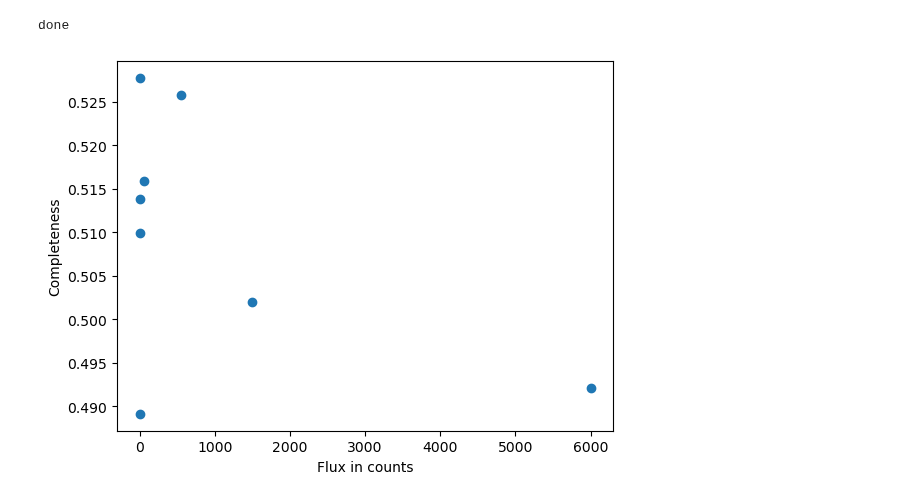
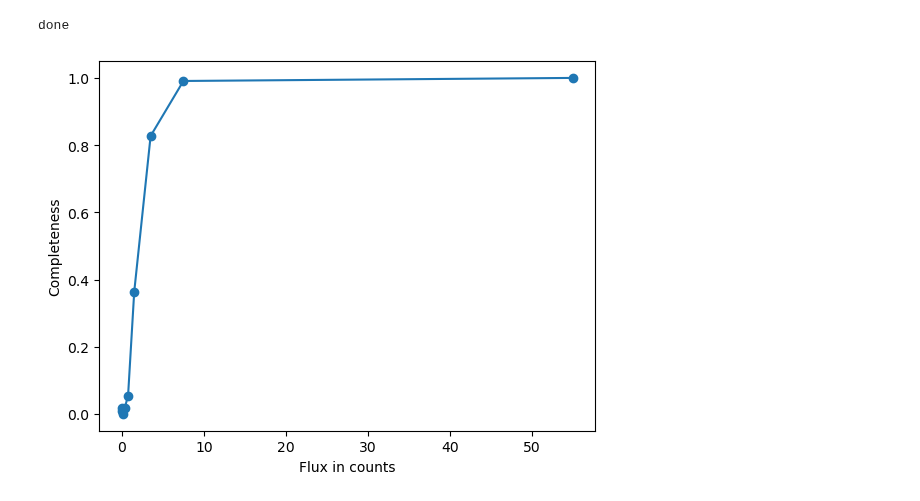
Before and after one commit to BGrashey/Master, a Jupyter notebook: notebooks/Cubes.ipynb, the cells around one changed output. Cells and saved outputs as stored; diff of their text form; code cells hidden in the pictures.

```diff
--- a/notebooks/Cubes.ipynb
+++ b/notebooks/Cubes.ipynb
@@ -146,19 +148,29 @@ def redshift_to_slice(redshift):
 print(redshift_to_slice(2.1))
 # %% [output]
 151
+# %%
+from astropy.table import Table
+
+cnn_scored = Table.read("/data/hetdex/u/bgrashey/data_/injected_sources_cnnscored.fits")
+mask = cnn_scored["CNN_prob"] > 0.5
+cnn_scored = cnn_scored[mask]
+cnn_scored.write("/data/hetdex/u/bgrashey/data_/cnn_scored_sources.fits", overwrite=True)
 # %%
-from tools.functions import completeness_analysis
+from tools.functions import completeness_analysis, crossmatch
 
-injected = "/data/hetdex/u/bgrashey/data_/injected_sources.fits"
-detected = "/data/hetdex/u/bgrashey/cubes/gefundene_quellen.fits"
+injected = "/data/hetdex/u/bgrashey/data_/injected_sources_real.fits"
+detected = "/data/hetdex/u/bgrashey/cubes/gefundene_quellen_high_linking_length.fits"
 detected_cnn = "/data/hetdex/u/bgrashey/data_/cnn/kandidaten_cube_search.fits"
-injected_cnn_scored = "/data/hetdex/u/bgrashey/data_/injected_sources_cnnscored.fits"
+injected_cnn_scored = "/data/hetdex/u/bgrashey/data_/cnn_scored_sources.fits"
 
-completeness_analysis(injected,
-                      detected,
-                      sky_radius=5.,
-                      dz=0.5
-                     )
+#completeness_analysis(injected,
+#                      detected,
+#                      sky_radius=5.,
+#                      dz=0.5
+#                     )
+
+matched = crossmatch(injected, injected_cnn_scored)
+
 
 print("done")
 # %% [output]
@@ -166,33 +178,36 @@ done
 # %%
 import numpy as np
 from astropy.table import Table
 import matplotlib.pyplot as plt
 
-cat = Table.read("/data/hetdex/u/bgrashey/data_/injected_sources_flagged.fits")
+cat = matched #Table.read("/data/hetdex/u/bgrashey/data_/injected_sources_flagged.fits")
 
 
 
-bins = [(0.05, 0.1), (0.1, 0.5), (0.5, 1), (1, 10), (10, 100),
-        (100,1000), (1000, 2000), (2000, 10000)]
+#bins = [(0.05, 0.1), (0.1, 0.5), (0.5, 1), (1, 10), (10, 100),
+ #       (100,1000), (1000, 2000), (2000, 10000)]
+
+bins = [(0.001, 0.005), (0.005, 0.01), (0.1, 0.2), (0.2, 0.5), (0.5, 1.),
+       (1., 2.), (2., 5.), (5., 10.), (10., 100.)]
 
 completeness = []
 flux = []
 
 for n in range(len(bins)):
     mask = cat["bin_index"] == n
-    det = cat[mask]["detected"] == True
+    det = cat[mask]["MATCHED"] == True
     c = det.sum() / mask.sum()
     completeness.append(c)
     flux_ = np.mean(bins[n])
     flux.append(flux_)
 
 
 
-plt.scatter(flux, completeness)
+plt.plot(flux, completeness, marker="o")
 plt.xlabel("Flux in counts")
 plt.ylabel("Completeness")
 plt.show()
 # %% [output]
-[figure, old version]
+[figure, new version]
 # %%
 import scipy
```
Also changed, not shown: parts of 6 cells of this notebook, 41 other files.
